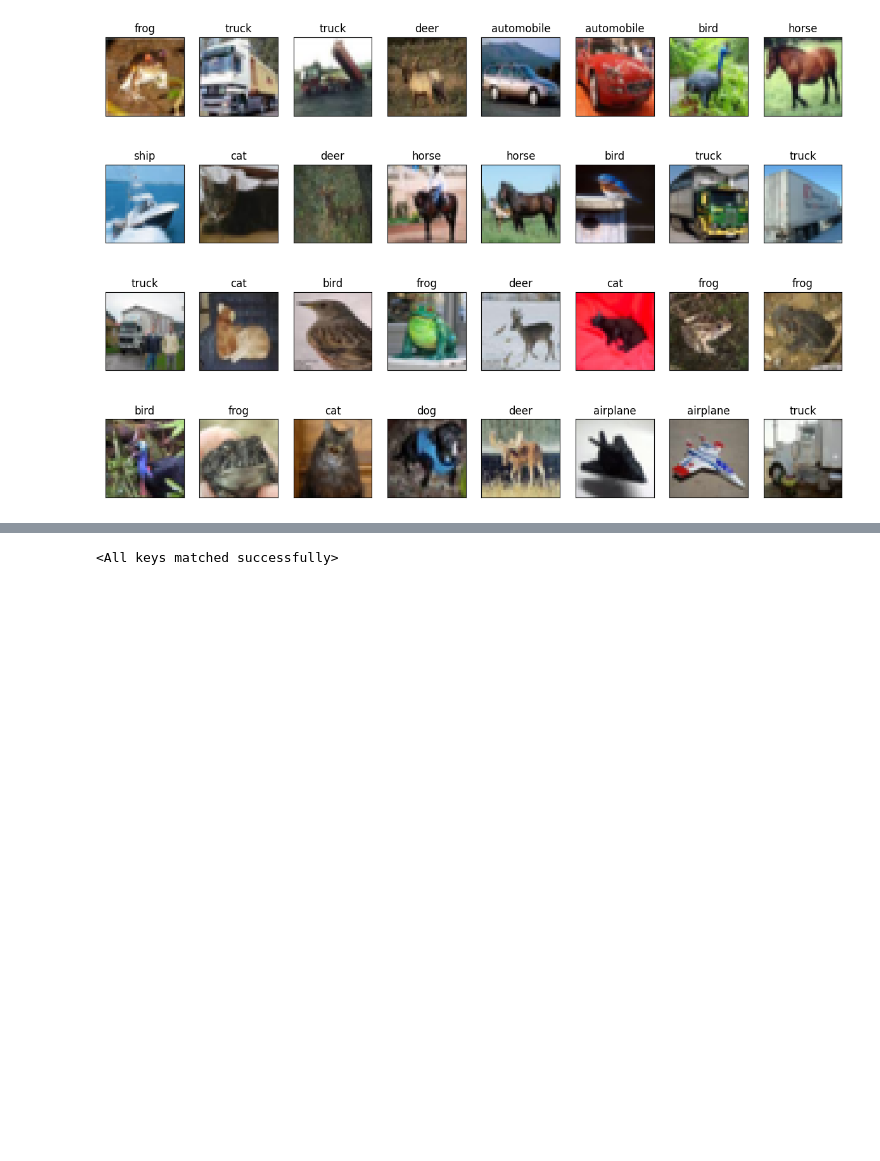
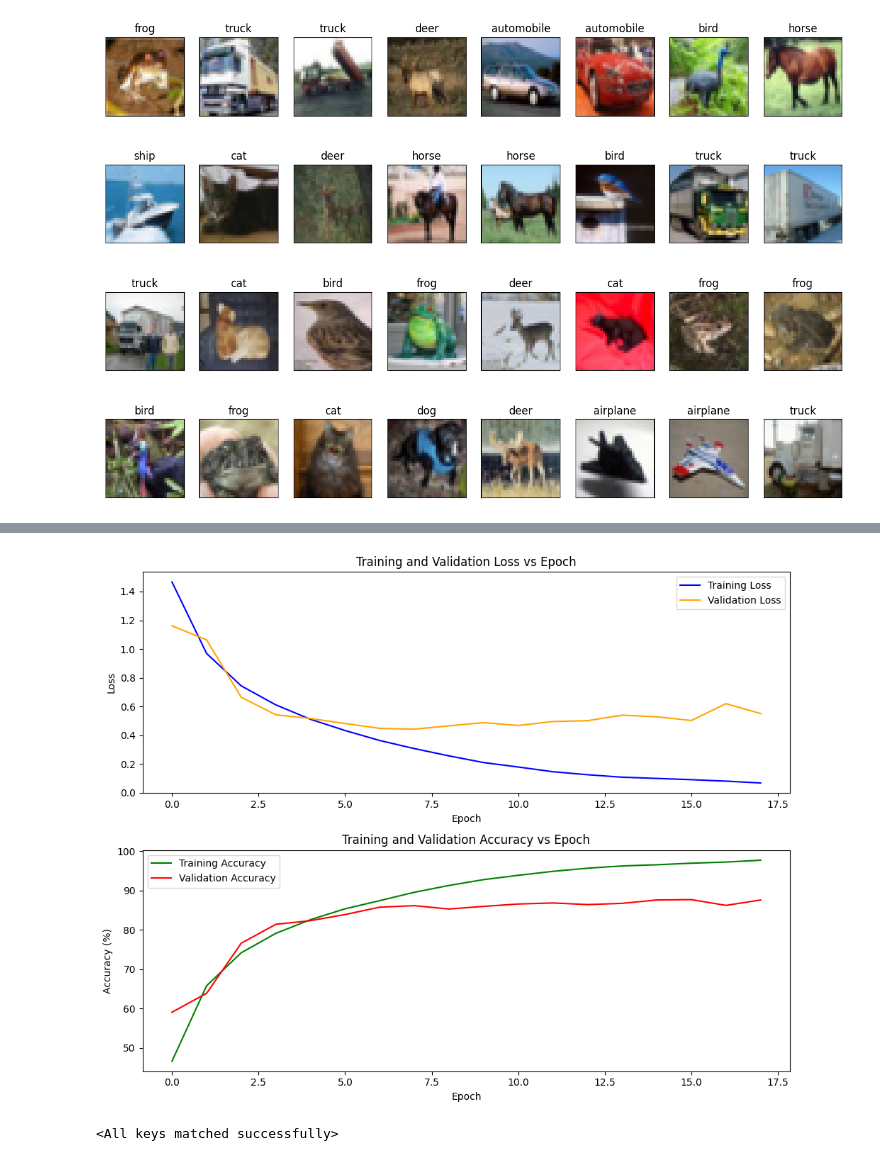
Before and after one commit to dominhkhoi2002/CIFAR-10_Practice, a Jupyter notebook: CIFAR-10.ipynb, the cells around one changed output, grey strips where cells are left out. Drawn from its saved outputs; the diff is of its cells as text; code cells hidden in the pictures; blank space fills up the shorter version.

```diff
--- a/CIFAR-10.ipynb
+++ b/CIFAR-10.ipynb
@@ -183,26 +203,28 @@ optimizer = torch.optim.Adam(model.parameters(), lr=learning_rate)
 # %%
-# # Plot training and validation loss
-# plt.figure(figsize=(10, 8))
+# Plot training and validation loss
+plt.figure(figsize=(10, 8))
 
-# # Subplot 1: Training and Validation Loss
-# plt.subplot(2, 1, 1)
-# plt.plot(train_loss_list, label='Training Loss', color='blue')
-# plt.plot(val_loss_list, label='Validation Loss', color='orange')
-# plt.xlabel("Epoch")
-# plt.ylabel("Loss")
-# plt.title("Training and Validation Loss vs Epoch")
-# plt.legend()
+# Subplot 1: Training and Validation Loss
+plt.subplot(2, 1, 1)
+plt.plot(train_loss_list, label='Training Loss', color='blue')
+plt.plot(val_loss_list, label='Validation Loss', color='orange')
+plt.xlabel("Epoch")
+plt.ylabel("Loss")
+plt.title("Training and Validation Loss vs Epoch")
+plt.legend()
 
-# # Subplot 2: Training and Validation Accuracy
-# plt.subplot(2, 1, 2)
-# plt.plot(train_acc_list, label='Training Accuracy', color='green')
-# plt.plot(val_acc_list, label='Validation Accuracy', color='red')
-# plt.xlabel("Epoch")
-# plt.ylabel("Accuracy (%)")
-# plt.title("Training and Validation Accuracy vs Epoch")
-# plt.legend()
+# Subplot 2: Training and Validation Accuracy
+plt.subplot(2, 1, 2)
+plt.plot(train_acc_list, label='Training Accuracy', color='green')
+plt.plot(val_acc_list, label='Validation Accuracy', color='red')
+plt.xlabel("Epoch")
+plt.ylabel("Accuracy (%)")
+plt.title("Training and Validation Accuracy vs Epoch")
+plt.legend()
 
-# plt.tight_layout()
-# plt.show()
+plt.tight_layout()
+plt.show()
+# %% [output]
+[figure, added]
 # %%
 # if model is already trained, load the model
```
Also changed, not shown: parts of 11 cells of this notebook, 7 other files.
